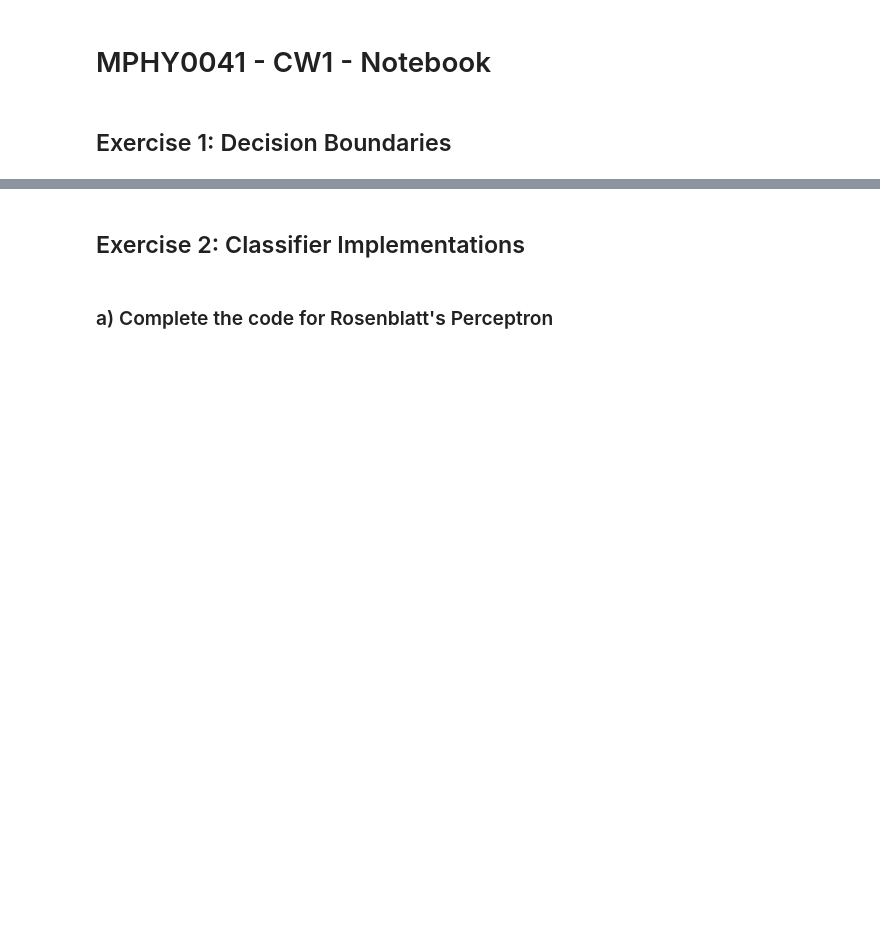
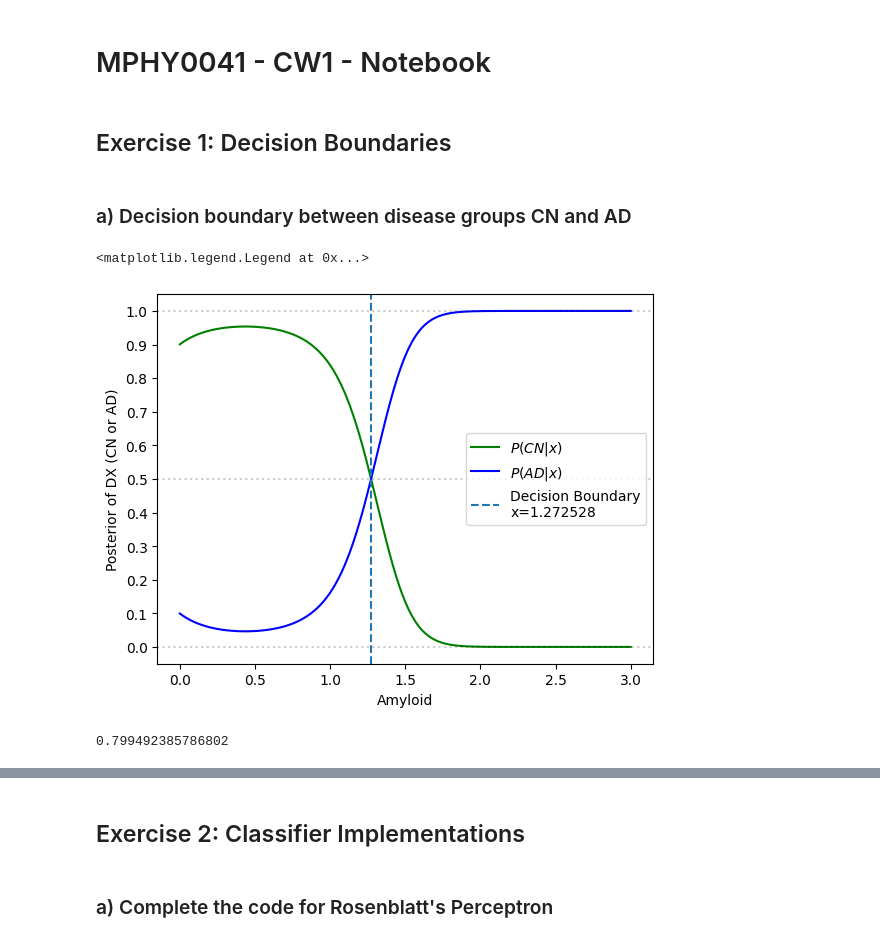
Before and after one commit to lucieniii/UCL-MLMI-2022, a Jupyter notebook: CW1/materials/Notebook_CW1.ipynb, the cells around one changed output, grey strips where cells are left out. Saved outputs shown, nothing was run; the diff lists cells and outputs as text; code cells hidden in the pictures; blank space fills up the shorter version.

```diff
--- a/CW1/materials/Notebook_CW1.ipynb
+++ b/CW1/materials/Notebook_CW1.ipynb
@@ -10,2 +11,4 @@ from scipy.special import expit
 # %% [markdown]
 ## Exercise 1: Decision Boundaries
+# %% [markdown]
+### a) Decision boundary between disease groups CN and AD
@@ -11,0 +25,63 @@ from scipy.special import expit
+# %%
+def gaussian(x, mu, sig):
+    return 1. / (np.sqrt(2. * np.pi) * sig) * np.exp(-np.power((x - mu) / sig, 2.) / 2)
+
+def posterior_DX(x, type='CN'):
+    p_x_CN = gaussian(x, mu_CN, sig_CN)
+    p_x_AD = gaussian(x, mu_AD, sig_AD)
+    px = p_x_CN * 0.5 + p_x_AD * 0.5
+    if type == 'CN':
+        p = p_x_CN * 0.5 / px
+    else:
+        p = p_x_AD * 0.5 / px
+
+    return p
+# %%
+mu_CN2 = mu_CN * mu_CN
+sig_CN2 = sig_CN * sig_CN
+mu_AD2 = mu_AD * mu_AD
+sig_AD2 = sig_AD * sig_AD
+
+C = mu_AD2 * sig_CN2 - mu_CN2 * sig_AD2 - 2 * sig_AD2 * sig_CN2 * np.log(sig_CN / sig_AD)
+A = sig_CN2 - sig_AD2
+B = 2 * (mu_CN * sig_AD2 - mu_AD * sig_CN2)
+
+x1 = (-B + np.sqrt(B * B - 4 * A * C)) / (2 * A)
+x2 = (-B - np.sqrt(B * B - 4 * A * C)) / (2 * A)
+xb = x1
+if np.allclose(posterior_DX(x2, type='CN'), posterior_DX(x2, type='AD')):
+    xb = x2
+
+x = np.linspace(0, 3, num=1000)
+yCN = posterior_DX(x, 'CN')
+yAD = posterior_DX(x, 'AD')
+plt.plot(x, yCN, c='g', label='$P(CN|x)$')
+plt.plot(x, yAD, c='b', label='$P(AD|x)$')
+plt.axvline(x2, 0, 1, linestyle='--', label='Decision Boundary\nx=%.6f'%x2)
+plt.axhline(0.0, 0, 1, linestyle='dotted', c='black', alpha=0.2)
+plt.axhline(0.5, 0, 1, linestyle='dotted', c='black', alpha=0.2)
+plt.axhline(1.0, 0, 1, linestyle='dotted', c='black', alpha=0.2)
+y_major_locator = plt.MultipleLocator(0.1)
+ax = plt.gca()
+ax.yaxis.set_major_locator(y_major_locator)
+plt.xlabel('Amyloid')
+plt.ylabel('Posterior of DX (CN or AD)')
+plt.legend()
+# %% [output]
+<matplotlib.legend.Legend at 0x...>
+[figure, added]
+# %%
+tot = 0
+hit = 0
+for idx, r in df_ad_cw1.iterrows():
+    if r.DX == 'Dementia' or r.DX == 'CN':
+        tot += 1
+        if r.Amyloid < xb:
+            if r.DX == 'CN':
+                hit += 1
+        else:
+            if r.DX == 'Dementia':
+                hit += 1
+print(hit / tot)
+# %% [output]
+0.799492385786802
```
Also changed, not shown: parts of 7 cells of this notebook.
